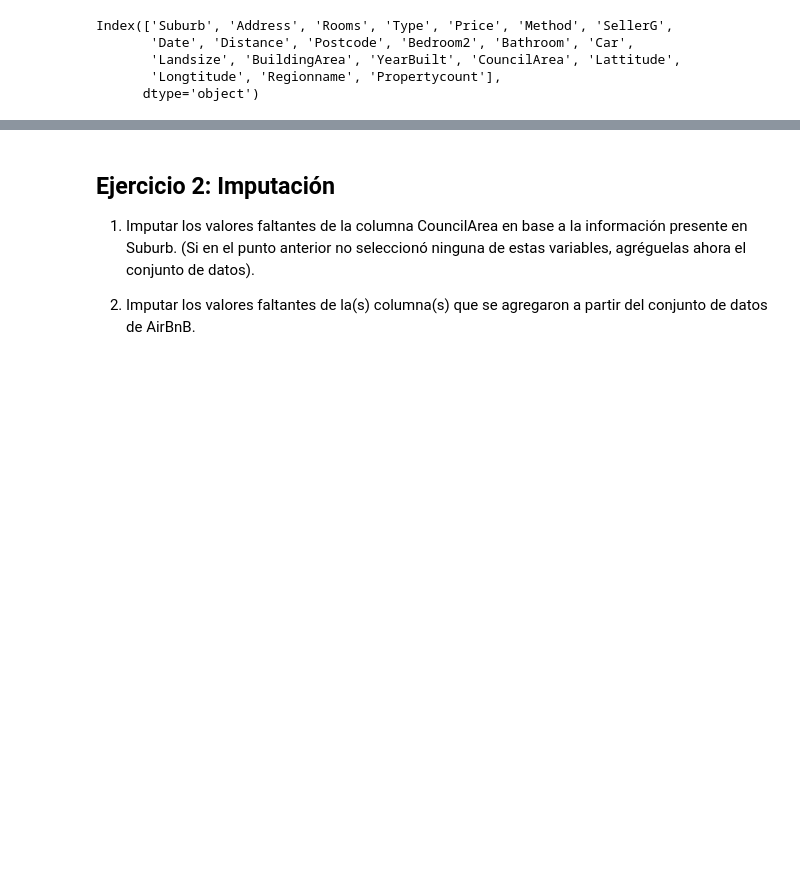
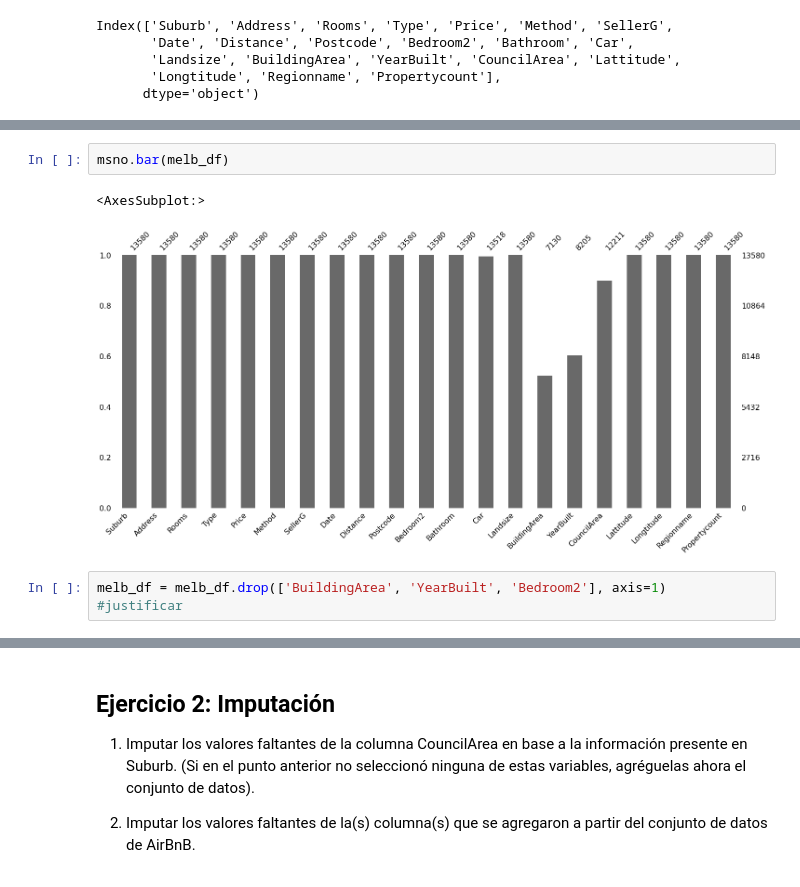
Before and after one commit to mgobbi289/DiploDatos, a Jupyter notebook: AnalisisyCuracion/Entregable_Parte_1.ipynb, the cells around one changed output, grey strips where cells are left out. Saved outputs shown, nothing was run; the diff lists cells and outputs as text; blank space fills up the shorter version.

```diff
--- a/AnalisisyCuracion/Entregable_Parte_1.ipynb
+++ b/AnalisisyCuracion/Entregable_Parte_1.ipynb
@@ -78 +84,9 @@ Index(['Suburb', 'Address', 'Rooms', 'Type', 'Price', 'Method', 'SellerG',
+# %%
+msno.bar(melb_df)
+# %% [output]
+<AxesSubplot:>
+[figure, added]
+# %%
+melb_df = melb_df.drop(['BuildingArea', 'YearBuilt', 'Bedroom2'], axis=1)
+#justificar
 # %%
```
Also changed, not shown: parts of 20 cells of this notebook.
